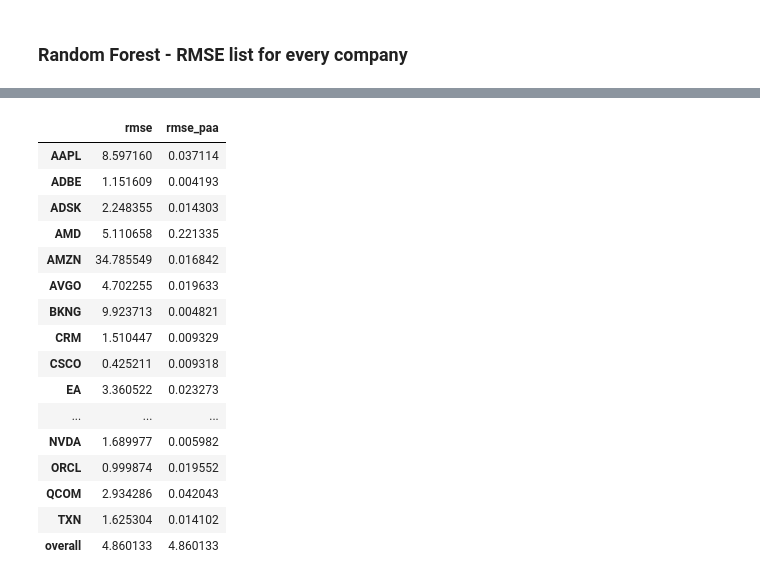
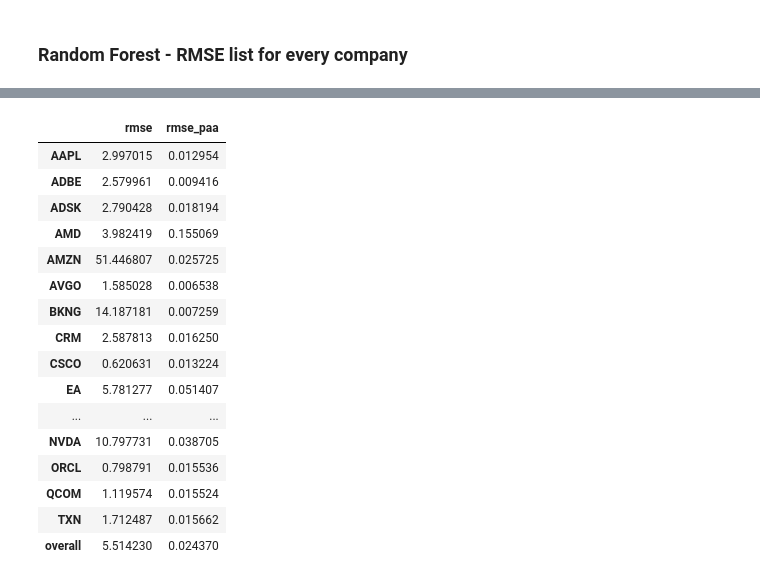
Before and after one commit to anagh07/stock_price_predictor, a Jupyter notebook: evaluation.ipynb, the cells around one changed output, grey strips where cells are left out. Saved outputs shown, nothing was run; the diff lists cells and outputs as text; code cells hidden in the pictures.

```diff
--- a/evaluation.ipynb
+++ b/evaluation.ipynb
@@ -80,3 +58,6 @@ df = pd.DataFrame(rmse_list).T
+# %%
+df = pd.DataFrame(rmse_list_rf_lagged).T
+df.to_csv(os.path.join('.', 'eval', 'rmse_list_rf_lagged.csv'))
 # %%
 df
 # %% [output]
@@ -99,0 +152,18 @@ df
+# %%
+rmse_lstm_quarterly = {}
+directory = os.path.join(".", "quarterly-LSTM")
+for root, dirs, files in os.walk(directory):
+    for file in files:
+        filename = os.path.join(directory, file)
+        company = file.split('-')[1]
+        df = pd.read_csv(filename)
+        df.drop(df.tail(1).index, inplace=True)
+        actual = df['test_value']
+        pred = df['predicted_value']
+        avg_actual = statistics.mean(actual)
+        rmse = math.sqrt(mean_squared_error(actual, pred))
+        rmse_avg_actual_price = rmse / avg_actual
+        rmse_lstm_quarterly[company] = {
+            'rmse': rmse,
+            'rmse_paa': rmse_avg_actual_price
+        }
@@ -104,6 +221,6 @@ df.to_csv(os.path.join('.', 'eval', 'rmse_list_rf.csv'))
 # %%
-lstm_rmse_list = {}
-directory = os.path.join(".", "dump_lstm")
+rmse_lstm_rolling = {}
+directory = os.path.join(".", "laggedFeatures_LSTM")
 for root, dirs, files in os.walk(directory):
     for file in files:
         filename = os.path.join(directory, file)
@@ -115,7 +232,7 @@ for root, dirs, files in os.walk(directory):
         avg_actual = statistics.mean(actual)
         rmse = math.sqrt(mean_squared_error(actual, pred))
         rmse_avg_actual_price = rmse / avg_actual
-        lstm_rmse_list[company] = {
+        rmse_lstm_rolling[company] = {
             'rmse': rmse,
             'rmse_paa': rmse_avg_actual_price
         }
@@ -142,26 +239,28 @@ lstm_rmse_list
 # %%
-lstm_rmse_only = [x['rmse'] for x in lstm_rmse_list.values()]
+lstm_rmse_only = [x['rmse'] for x in rmse_lstm_rolling.values()]
 overall = statistics.mean(lstm_rmse_only)
-lstm_rmse_list['overall'] = overall
+lstm_rmse_paa_only = [x['rmse_paa'] for x in rmse_lstm_rolling.values()]
+overall_paa = statistics.mean(lstm_rmse_paa_only)
+rmse_lstm_rolling['overall'] = { 'rmse': overall, 'rmse_paa': overall_paa }
 # %%
-df2 = pd.DataFrame(lstm_rmse_list).T
-df2
+df_lstm_rolling = pd.DataFrame(rmse_lstm_rolling).T
+df_lstm_rolling
 # %% [output]
 |  | rmse | rmse_paa |
-| AAPL | 8.597160 | 0.037114 |
-| ADBE | 1.151609 | 0.004193 |
-| ADSK | 2.248355 | 0.014303 |
-| AMD | 5.110658 | 0.221335 |
-| AMZN | 34.785549 | 0.016842 |
-| AVGO | 4.702255 | 0.019633 |
-| BKNG | 9.923713 | 0.004821 |
-| CRM | 1.510447 | 0.009329 |
-| CSCO | 0.425211 | 0.009318 |
-| EA | 3.360522 | 0.023273 |
+| AAPL | 2.997015 | 0.012954 |
+| ADBE | 2.579961 | 0.009416 |
+| ADSK | 2.790428 | 0.018194 |
+| AMD | 3.982419 | 0.155069 |
+| AMZN | 51.446807 | 0.025725 |
+| AVGO | 1.585028 | 0.006538 |
+| BKNG | 14.187181 | 0.007259 |
+| CRM | 2.587813 | 0.016250 |
+| CSCO | 0.620631 | 0.013224 |
+| EA | 5.781277 | 0.051407 |
 | ... | ... | ... |
-| NVDA | 1.689977 | 0.005982 |
-| ORCL | 0.999874 | 0.019552 |
-| QCOM | 2.934286 | 0.042043 |
-| TXN | 1.625304 | 0.014102 |
-| overall | 4.860133 | 4.860133 |
+| NVDA | 10.797731 | 0.038705 |
+| ORCL | 0.798791 | 0.015536 |
+| QCOM | 1.119574 | 0.015524 |
+| TXN | 1.712487 | 0.015662 |
+| overall | 5.514230 | 0.024370 |
 # %%
```
Also changed, not shown: parts of 22 cells of this notebook, 4 other files.
